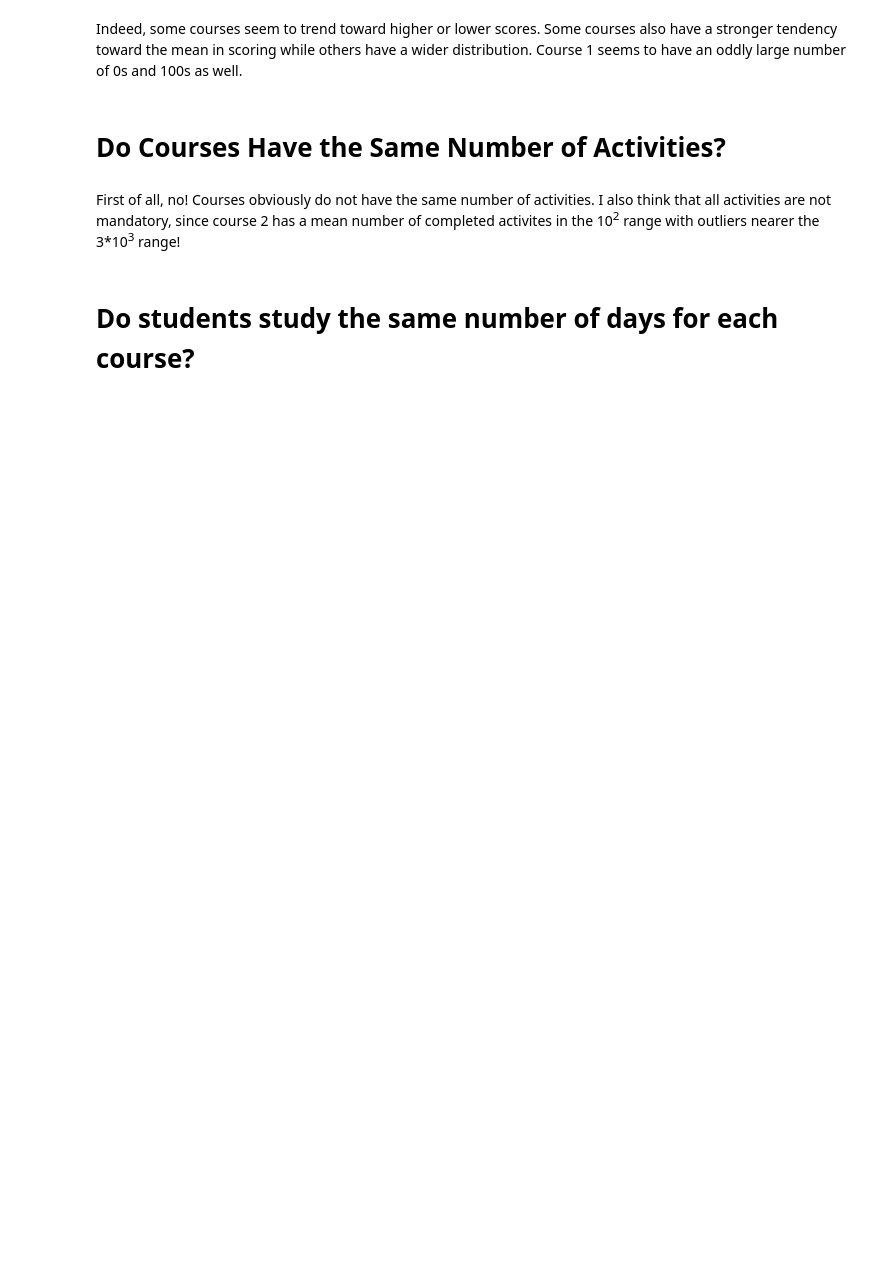
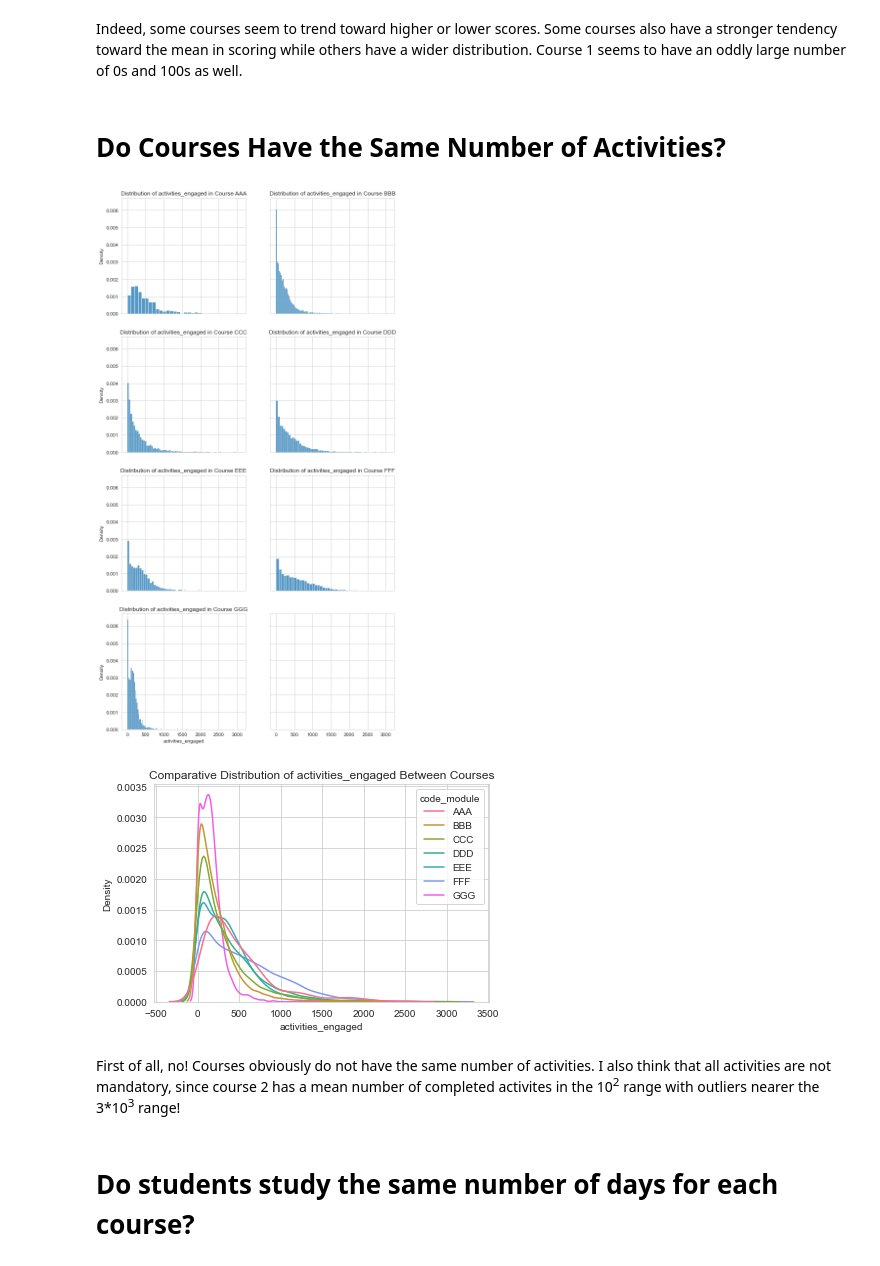
Before and after one commit to Caellwyn/ou_student_predictions, a Jupyter notebook: notebooks/OU_eda.ipynb, the cells around one changed output. Cells and saved outputs as stored; diff of their text form; code cells hidden in the pictures; blank space fills up the shorter version.

```diff
--- a/notebooks/OU_eda.ipynb
+++ b/notebooks/OU_eda.ipynb
@@ -135,7 +189,11 @@ Indeed, some courses seem to trend toward higher or lower scores.  Some courses
 # %% [markdown]
 # Do Courses Have the Same Number of Activities?
 # %%
-dist_by_course(regs'activities_engaged')
+dist_by_course(regs,'activities_engaged')
+plt.savefig('../figures/course_activities_dists.png')
+# %% [output]
+[figure, added]
+[figure, added]
 # %% [markdown]
 First of all, no!  Courses obviously do not have the same number of activities.  I also think that all activities are not mandatory, since course 2 has a mean number of completed activites in the 10<sup>2</sup> range with outliers nearer the 3*10<sup>3</sup> range!
 # %% [markdown]
```
Also changed, not shown: parts of 14 cells of this notebook, 16 other files.
